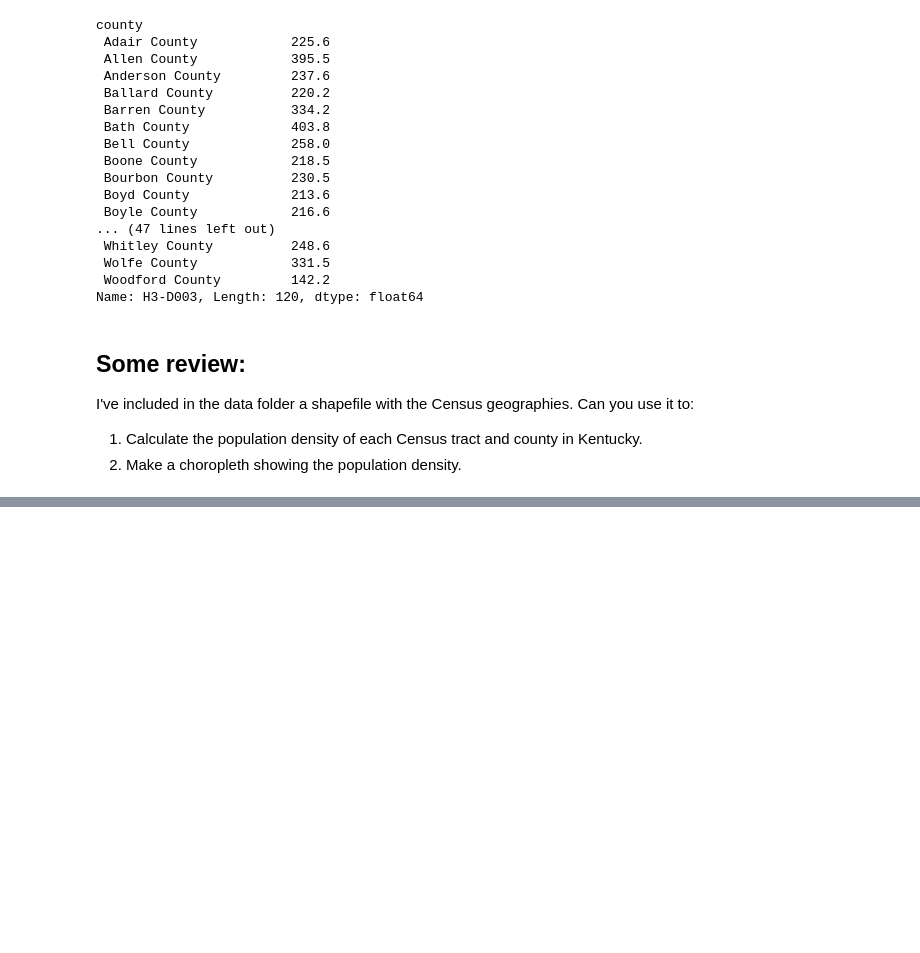
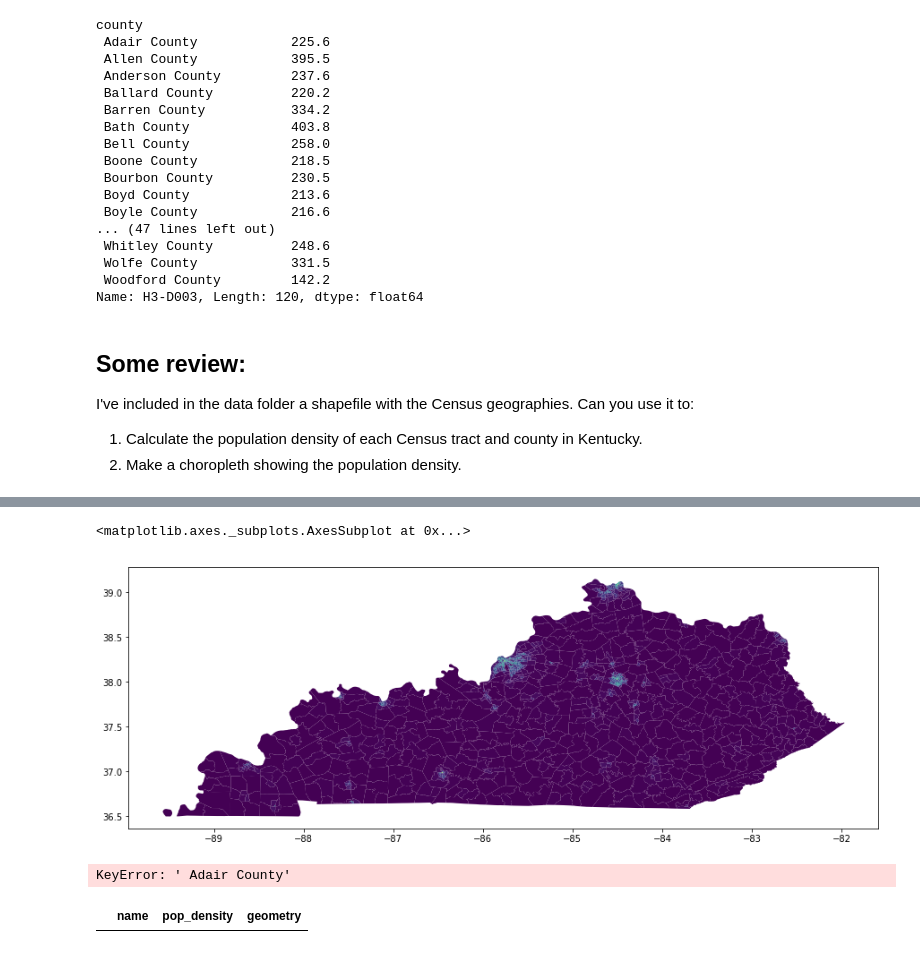
Before and after one commit to DanTheOnlyMan/ce599, a Jupyter notebook: 11-Grouping/groupby.ipynb, the cells around one changed output, grey strips where cells are left out. Drawn from its saved outputs; the diff is of its cells as text; code cells hidden in the pictures; blank space fills up the shorter version.

```diff
--- a/11-Grouping/groupby.ipynb
+++ b/11-Grouping/groupby.ipynb
@@ -624,0 +632,3 @@ I've included in the data folder a shapefile with the Census geographies.  Can y
+# %%
+county_tracts = gp.read_file('data/gz_2010_21_140_00_500k.shp')
+county_tracts.head()
@@ -624,0 +642,10 @@ I've included in the data folder a shapefile with the Census geographies.  Can y
+# %%
+counties = pd.merge(sf1, county_tracts, left_on='GEO.id', right_on='GEO_ID')
+# %%
+tracts = counties
+tracts['pop_density'] = tracts['P3-D001'] / tracts['CENSUSAREA']
+tracts = gp.GeoDataFrame(tracts)
+tracts.plot(column='pop_density', figsize=(15, 15))
+# %% [output]
+<matplotlib.axes._subplots.AxesSubplot at 0x...>
+[figure, added]
@@ -624,0 +655,19 @@ I've included in the data folder a shapefile with the Census geographies.  Can y
+# %%
+counties_geometry = gp.GeoDataFrame(columns=['name','pop_density','geometry'])
+for county in counties['county'].unique():
+    single_county_tracts = counties[counties['county']==county]
+    single_county_tracts = gp.GeoDataFrame(single_county_tracts)
+    geometry = single_county_tracts.unary_union
+
+    county_pop = county_pop[county]
+    county_area = counties_area[single_county_tracts['COUNTY'].tolist()[0]]
+    pop_density = county_pop / county_area
+
+    county_data = {'name':county, 'pop_density':pop_density, 'geometry':geometry}
+    counties_geometry = counties_geometry.append(county_data, ignore_index=True, verify_integrity=True)
+# %% [output]
+KeyError: ' Adair County'
+# %%
+counties_geometry.head()
+# %% [output]
+|  | name | pop_density | geometry |
```
Also changed, not shown: parts of 5 cells of this notebook.
